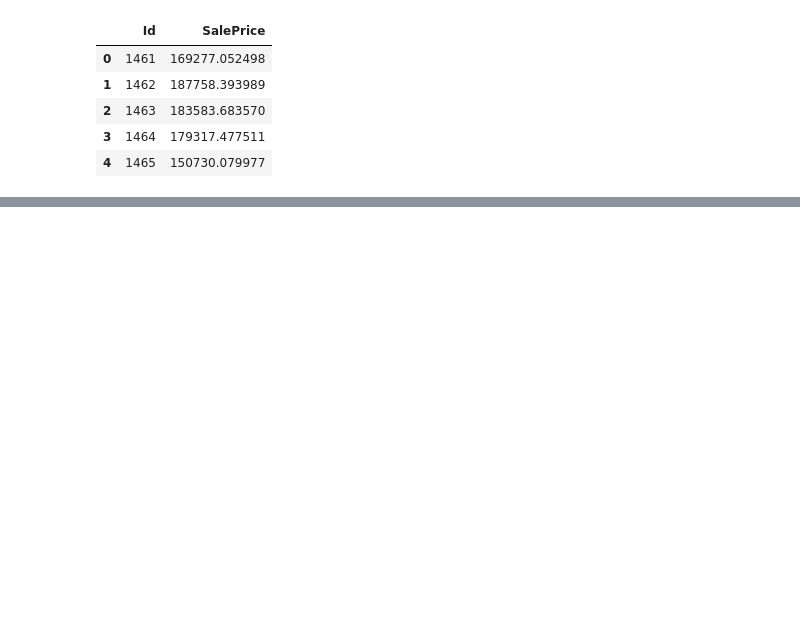
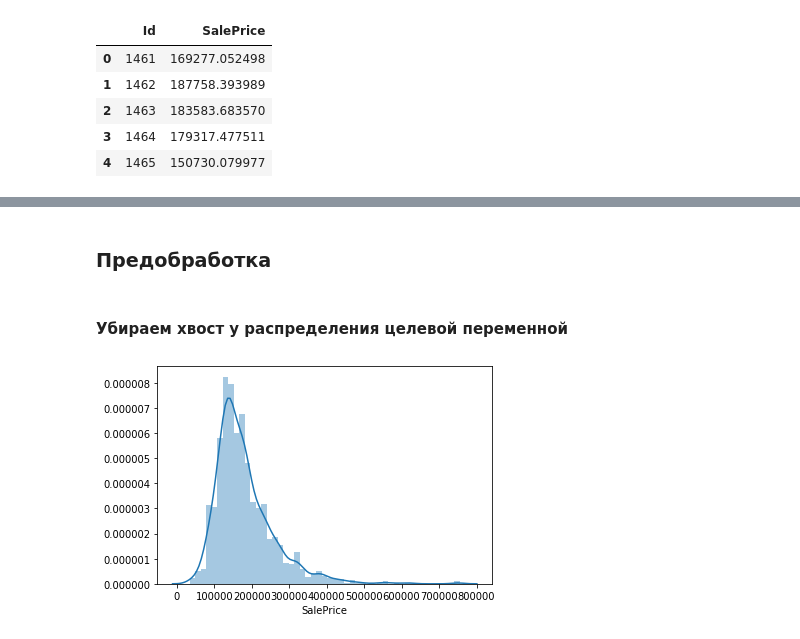
Before and after one commit to nikitosl/ML, a Jupyter notebook: kaggle_competitions/house_price_prediction/main.ipynb, the cells around one changed output, grey strips where cells are left out. Cells and saved outputs as stored; diff of their text form; code cells hidden in the pictures; blank space fills up the shorter version.

```diff
--- a/kaggle_competitions/house_price_prediction/main.ipynb
+++ b/kaggle_competitions/house_price_prediction/main.ipynb
@@ -95,0 +102,8 @@ train_df.head()
+# %% [markdown]
+### Предобработка
+# %% [markdown]
+#### Убираем хвост у распределения целевой переменной
+# %%
+sns.distplot(train_df.SalePrice);
+# %% [output]
+[figure, added]
```
Also changed, not shown: parts of 55 cells of this notebook, 2 other files.
